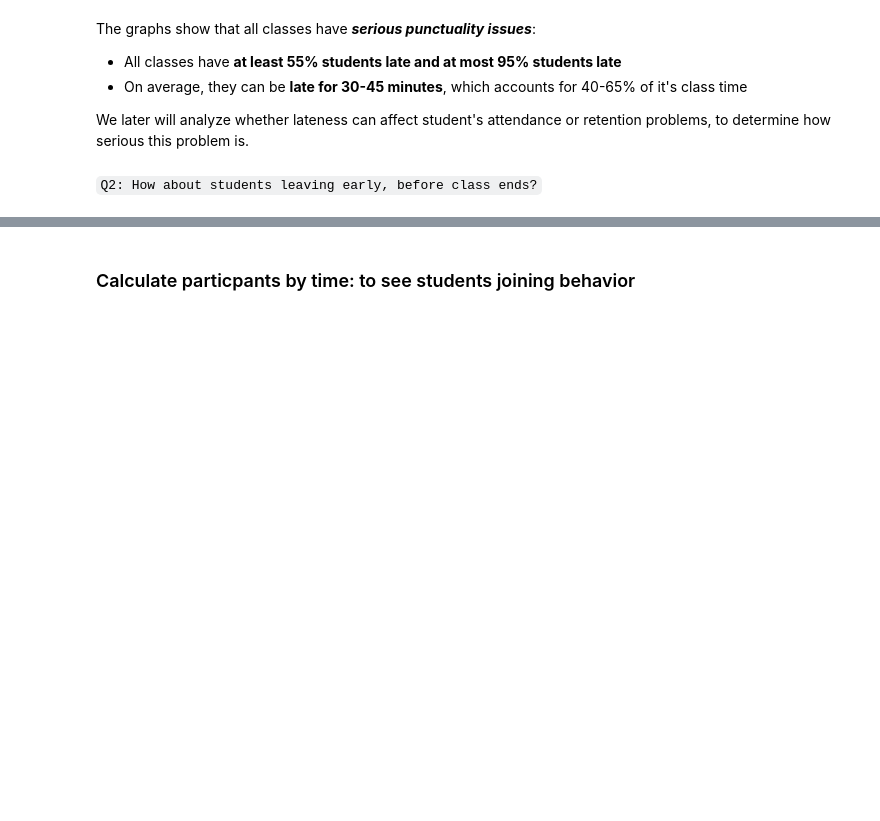
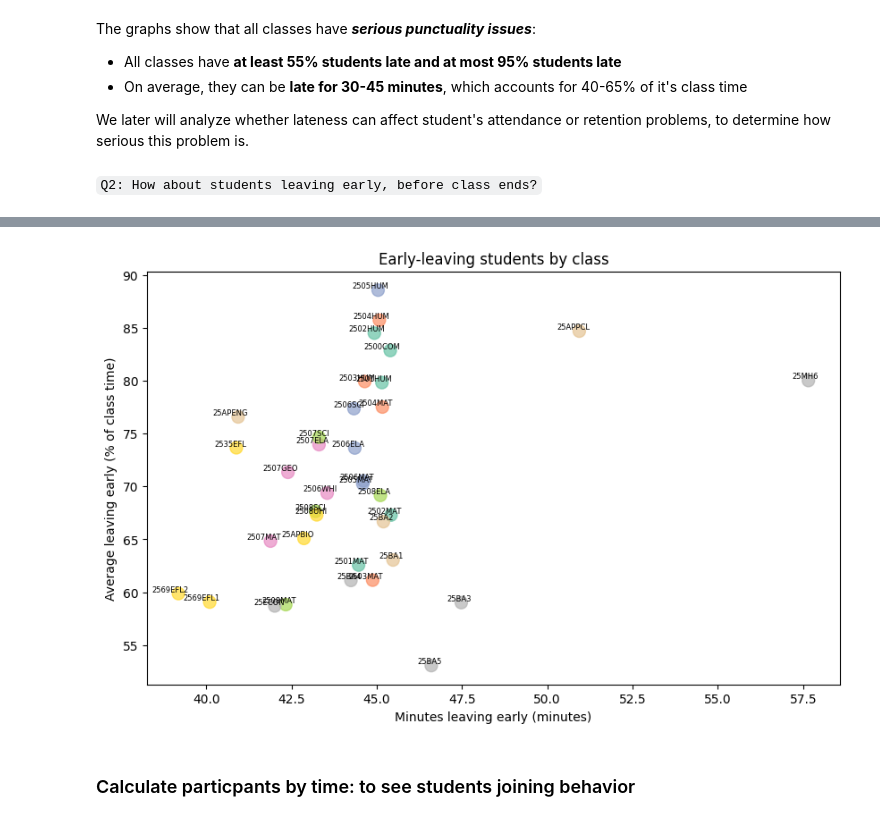
Before and after one commit to tthvan/Customer-Retention-Analysis, a Jupyter notebook: cleanin.ipynb, the cells around one changed output, grey strips where cells are left out. Drawn from its saved outputs; the diff is of its cells as text; code cells hidden in the pictures; blank space fills up the shorter version.

```diff
--- a/cleanin.ipynb
+++ b/cleanin.ipynb
@@ -597,0 +601,18 @@ df.tail()
+# %%
+#Whether a student leaves early
+df['leave_early'] = df['minutes_leave_early'] > 30
+
+#Get Number of students leaving early & Average minutes leave early
+leave_stats = df[df['leave_early']].groupby('Topic').agg(
+    num_leave=('Email', 'nunique'),
+    avg_min_leave=('minutes_leave_early', 'mean')
+).reset_index()
+
+leave_stats = leave_stats.merge(total_counts, on='Topic')
+leave_stats = leave_stats.merge(duration_by_class, on='Topic')
+
+#Get percents
+leave_stats['pct_leave'] = (leave_stats['num_leave']/leave_stats['total_students'])*100
+leave_stats['pct_leave_minutes'] = (leave_stats['avg_min_leave']/leave_stats['avg_class_duration'])*100
+
+leave_stats
@@ -598,3 +637,22 @@ df.tail()
+# %%
+plt.figure(figsize=(10,6))
+scatter = plt.scatter(
+    leave_stats['avg_min_leave'],
+    leave_stats['pct_leave'],
+    c=range(len(leave_stats)),
+    cmap='Set2',
+    s=100,
+    alpha=0.7
+)
+for i, row in leave_stats.iterrows():
+    plt.text(row['avg_min_leave']+0.3, row['pct_leave'], row['Topic'], fontsize=6, ha='right', va='bottom')
+
+plt.xlabel('Minutes leaving early (minutes)')
+plt.ylabel('Average leaving early (% of class time)')
+plt.title('Early-leaving students by class')
+plt.show()
+# %% [output]
+[figure, added]
 # %% [markdown]
 ### Calculate particpants by time: to see students joining behavior
 # %%
```
Also changed, not shown: parts of 5 cells of this notebook.
